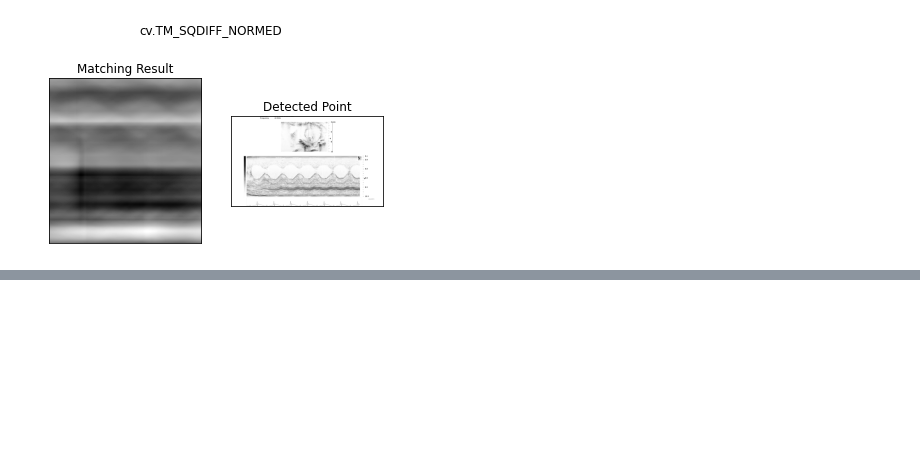
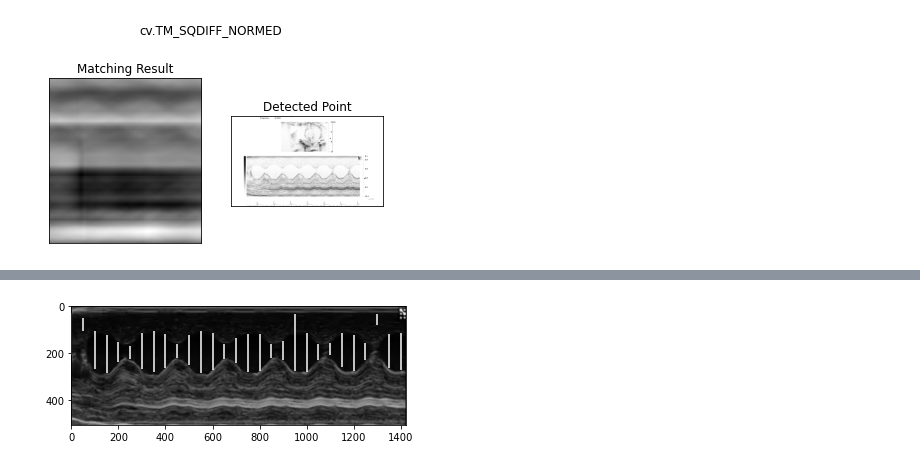
Before and after one commit to Onebu/HackMarato, a Jupyter notebook: cor_astrid.ipynb, the cells around one changed output, grey strips where cells are left out. Cells and saved outputs as stored; diff of their text form; code cells hidden in the pictures; blank space fills up the shorter version.

Commit message:
Finding longest stretch of area

```diff
--- a/cor_astrid.ipynb
+++ b/cor_astrid.ipynb
@@ -88,0 +92,4 @@ for meth in methods:
+# %%
+img = cv2.imread("small_test_image.png", 0)
+#img = 255-img
+implot = plt.imshow(img, cmap="gray")
@@ -88,0 +98,29 @@ for meth in methods:
+# %%
+# DOES NOT WORK
+# because we need to find the longest stretch of low values (black cells)
+
+# Go through columns in image
+
+print(len(img[0]))
+
+# Go through every column
+
+xy_caves = []
+
+for i in range(len(img[0])):
+    col = img[:,i]
+
+    # Go through each pixel in column
+    cave = False
+    start, end = None, None
+    for j in range(len(col)):
+        if col[j] <= 4:
+            if cave == False:
+                start = [i,j]  #xy coordinates for start of vertical line in cave
+                cave = True
+        else:
+            if cave == True:
+                end = [i,j]  #xy coordinates for end of vertical line in cave
+                cave == False
+                break
+    xy_caves.append([start,end])
@@ -88,0 +201,6 @@ for meth in methods:
+# %%
+plt.imshow(img, cmap="gray")
+for i in range(0,len(start_x),50):
+    plt.vlines(i, start_x[i], end_y[i], colors="white")
+# %% [output]
+[figure, added]
```
Also changed, not shown: parts of 7 cells of this notebook, 1 other file.
